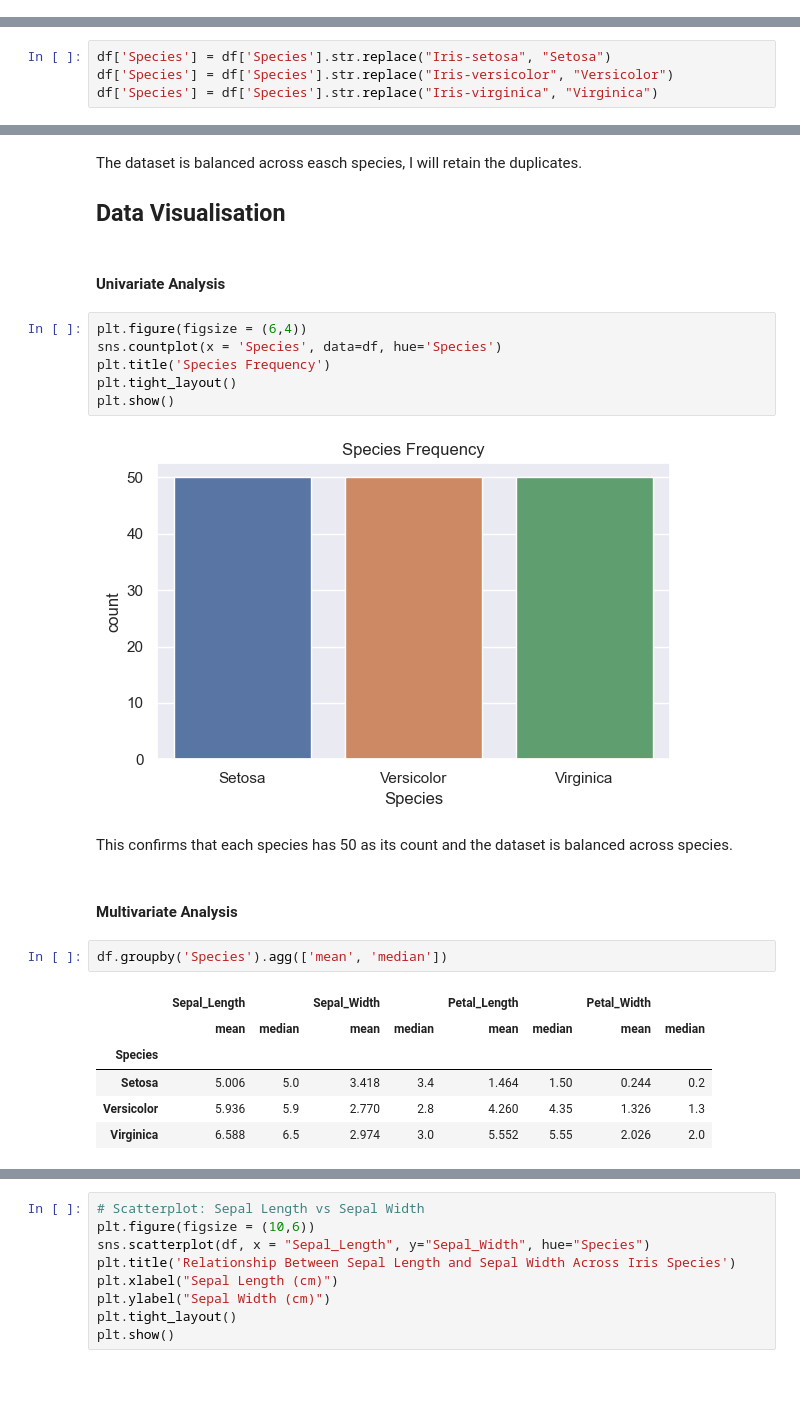
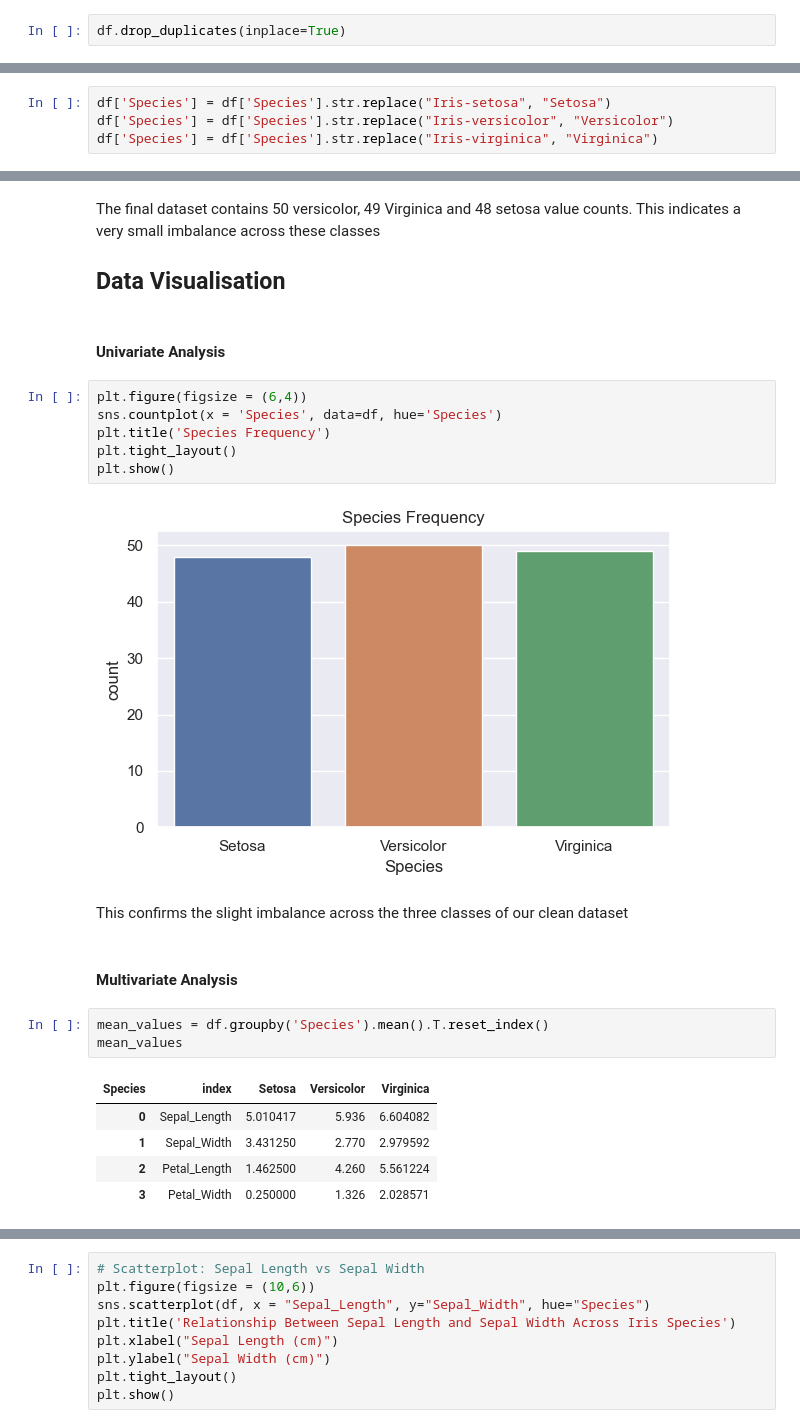
Before and after one commit to mwang-cmn/practice, a Jupyter notebook: Iris.ipynb, the cells around one changed output, grey strips where cells are left out. Cells and saved outputs as stored; diff of their text form; blank space fills up the shorter version.

```diff
--- a/Iris.ipynb
+++ b/Iris.ipynb
@@ -56,3 +57,5 @@ df[df.duplicated()]
+# %%
+df.drop_duplicates(inplace=True)
 # %%
 df.isnull().sum()
 # %% [output]
@@ -82,6 +85,6 @@ Virginica     50
 Name: count, dtype: int64
 # %% [markdown]
-The dataset is balanced across easch species, I will retain the duplicates.
+The final dataset contains 50 versicolor, 49 Virginica and 48 setosa value counts. This indicates a very small imbalance across these classes
 
 ## Data Visualisation
 # %% [markdown]
@@ -93,17 +96,17 @@ plt.title('Species Frequency')
 plt.tight_layout()
 plt.show()
 # %% [output]
-[figure, old version]
+[figure, new version]
 # %% [markdown]
-This confirms that each species has 50 as its count and the dataset is balanced across species.
+This confirms the slight imbalance across the three classes of our clean dataset
 # %% [markdown]
 #### Multivariate Analysis
 # %%
-df.groupby('Species').agg(['mean', 'median'])
+mean_values = df.groupby('Species').mean().T.reset_index()
+mean_values
 # %% [output]
-|  | Sepal_Length |  | Sepal_Width |  | Petal_Length |  | Petal_Width |  |
-|  | mean | median | mean | median | mean | median | mean | median |
-| Species |  |  |  |  |  |  |  |  |
-| Setosa | 5.006 | 5.0 | 3.418 | 3.4 | 1.464 | 1.50 | 0.244 | 0.2 |
-| Versicolor | 5.936 | 5.9 | 2.770 | 2.8 | 4.260 | 4.35 | 1.326 | 1.3 |
-| Virginica | 6.588 | 6.5 | 2.974 | 3.0 | 5.552 | 5.55 | 2.026 | 2.0 |
+| Species | index | Setosa | Versicolor | Virginica |
+| 0 | Sepal_Length | 5.010417 | 5.936 | 6.604082 |
+| 1 | Sepal_Width | 3.431250 | 2.770 | 2.979592 |
+| 2 | Petal_Length | 1.462500 | 4.260 | 5.561224 |
+| 3 | Petal_Width | 0.250000 | 1.326 | 2.028571 |
```
Also changed, not shown: parts of 22 cells of this notebook.
